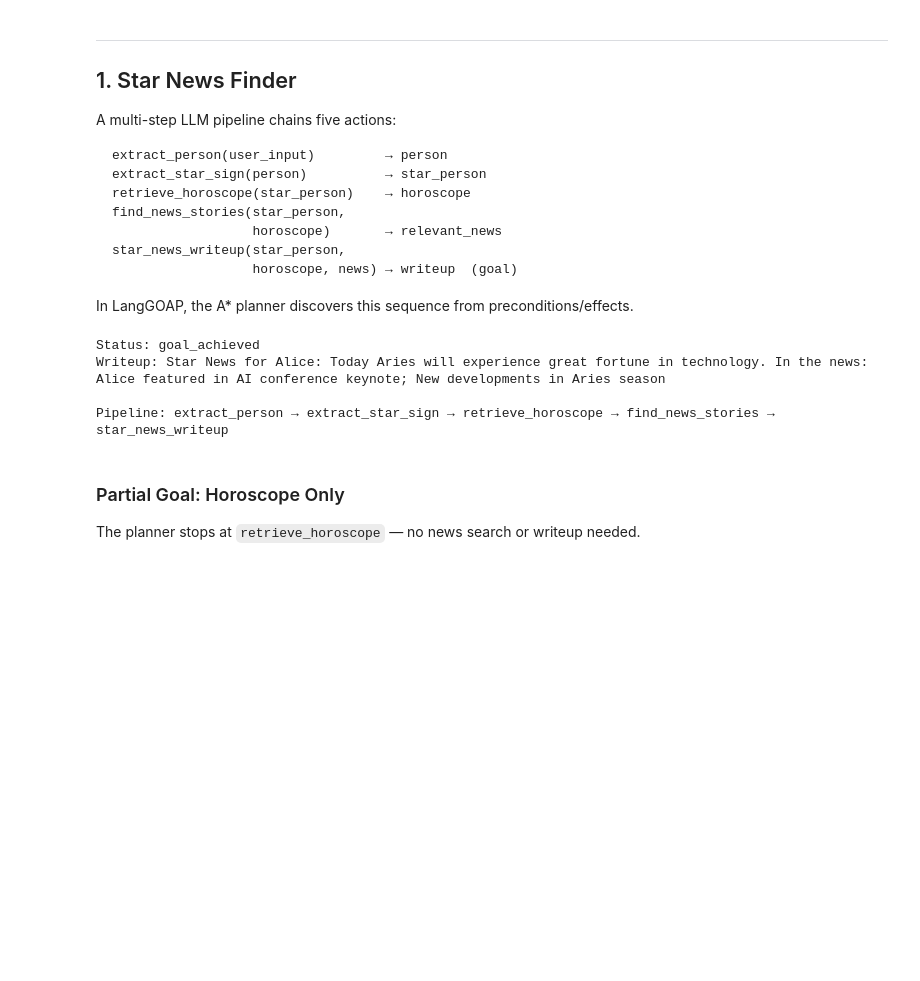
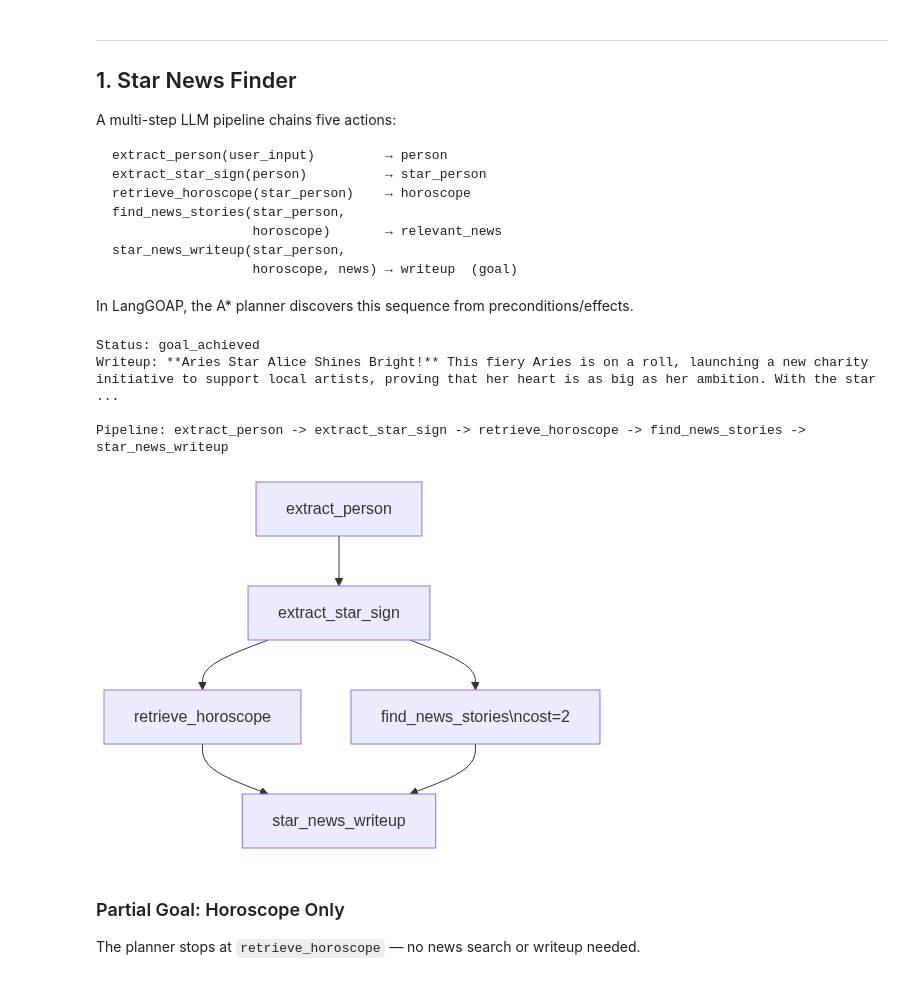
Before and after one commit to LangGOAP/LangGOAP, a Jupyter notebook: examples/tutorials/agent_pattern_examples_goapified.ipynb, the cells around one changed output. Cells and saved outputs as stored; diff of their text form; code cells hidden in the pictures; blank space fills up the shorter version.

```diff
--- a/examples/tutorials/agent_pattern_examples_goapified.ipynb
+++ b/examples/tutorials/agent_pattern_examples_goapified.ipynb
@@ -67,29 +59,30 @@ star_news_writeup(star_person,
 
 In LangGOAP, the A\* planner discovers this sequence from preconditions/effects.
 # %%
-# Star News functions imported from tutorial_examples.agent_pattern_examples:
-#   extract_person, extract_star_sign, retrieve_horoscope,
-#   find_news_stories, star_news_writeup
-
-star_news_actions_list = star_news_actions()
+star_actions = star_news_actions(llm)
 # %%
-result = GoapGraph(actions=star_news_actions()).invoke(
+result = GoapGraph(actions=star_actions).invoke(
     goal=GoalSpec(conditions={"writeup_complete": True}),
     world_state={"has_user_input": True, "user_input": "Tell me about Alice who is an Aries"},
 )
 
 print(f"Status: {result['status']}")
-print(f"Writeup: {result['world_state']['writeup']}")
+print(f"Writeup: {result['world_state']['writeup'][:300]}...")
 print()
 successful = [h.action_name for h in result["execution_history"] if h.success]
 print(f"Pipeline: {' -> '.join(successful)}")
 # %% [output]
 Status: goal_achieved
-Writeup: Star News for Alice: Today Aries will experience great fortune in technology. In the news: Alice featured in AI conference keynote; New developments in Aries season
+Writeup: **Aries Star Alice Shines Bright!** This fiery Aries is on a roll, launching a new charity initiative to support local artists, proving that her heart is as big as her ambition. With the star ...
 
-Pipeline: extract_person → extract_star_sign → retrieve_horoscope → find_news_stories → star_news_writeup
+Pipeline: extract_person -> extract_star_sign -> retrieve_horoscope -> find_news_stories -> star_news_writeup
 # %%
-result["plan"].visualize()
+from langchain_core.runnables.graph_mermaid import draw_mermaid_png as _draw_png
+from langgoap.viz.mermaid import render_mermaid
+
+display(Image(_draw_png(render_mermaid(result["plan"]))))
+# %% [output]
+[figure, added]
 # %% [markdown]
 ### Partial Goal: Horoscope Only
 
```
Also changed, not shown: parts of 12 cells of this notebook, 35 other files.
